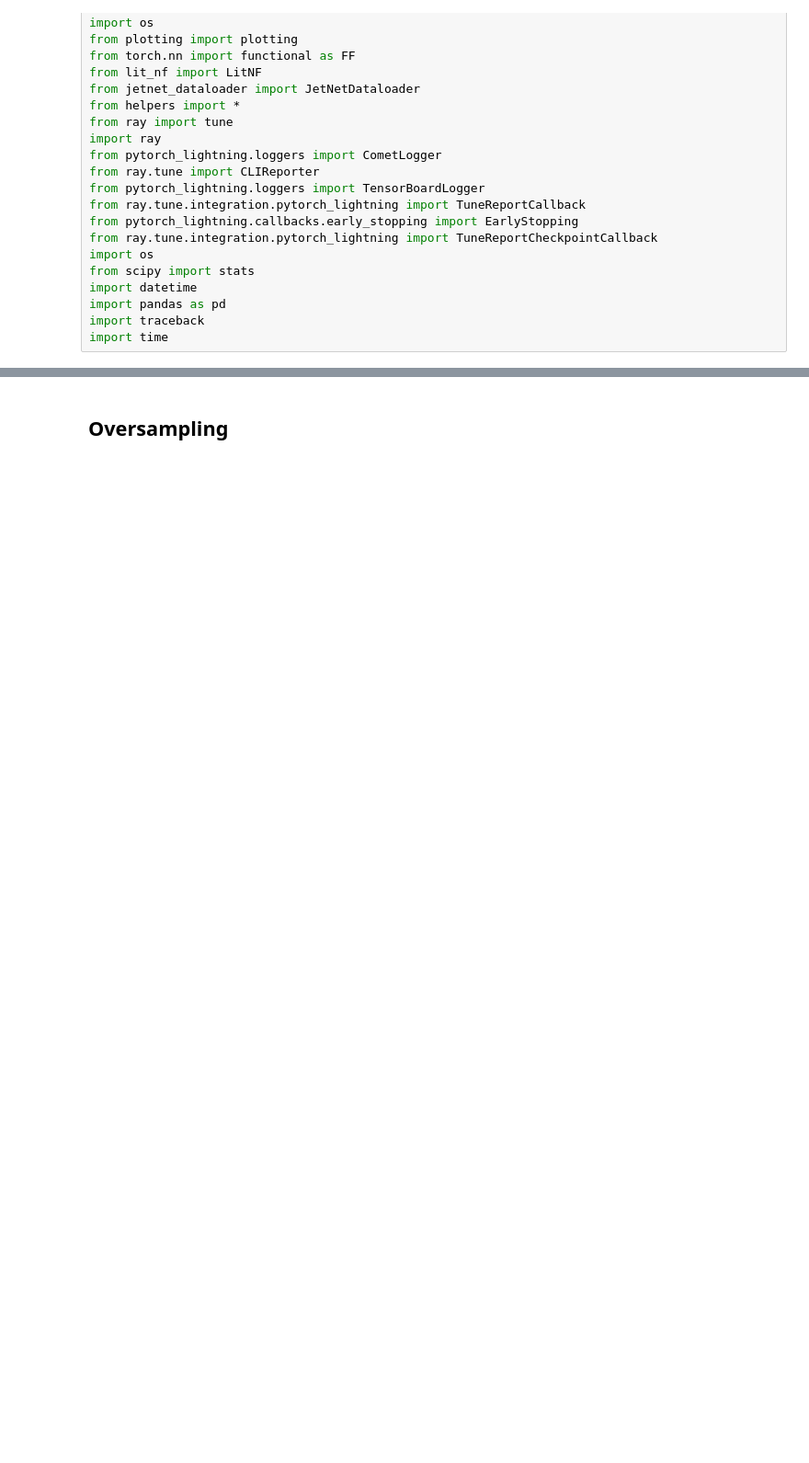
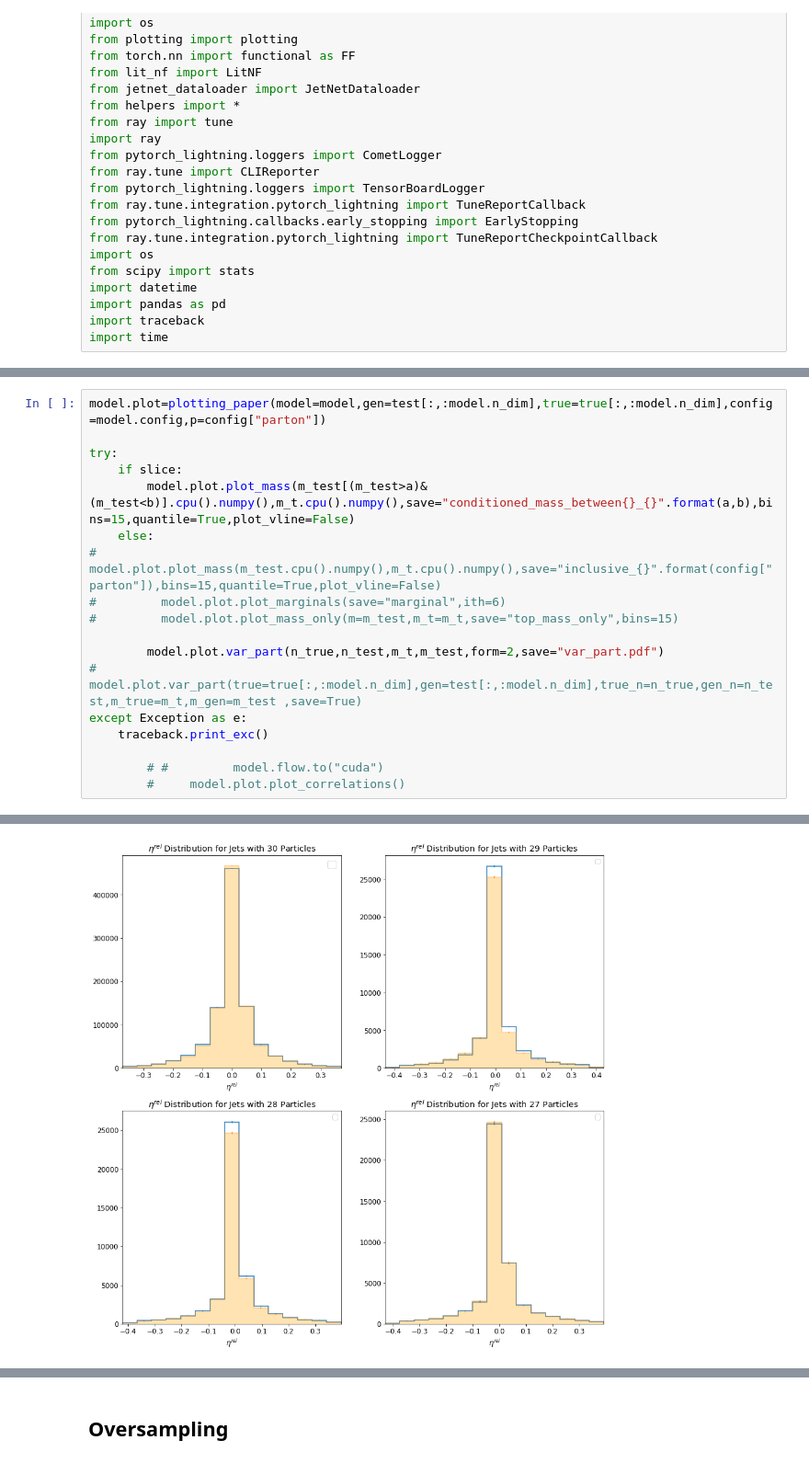
Before and after one commit to kaechb/LitJetNet, a Jupyter notebook: LitNF/IML.ipynb, the cells around one changed output, grey strips where cells are left out. Shown: that part at 92% size. Drawn from its saved outputs; the diff is of its cells as text; blank space fills up the shorter version.

```diff
--- a/LitNF/IML.ipynb
+++ b/LitNF/IML.ipynb
@@ -486,0 +546,19 @@ t2c True
+# %%
+model.plot=plotting_paper(model=model,gen=test[:,:model.n_dim],true=true[:,:model.n_dim],config=model.config,p=config["parton"])
+
+try:
+    if slice:
+        model.plot.plot_mass(m_test[(m_test>a)&(m_test<b)].cpu().numpy(),m_t.cpu().numpy(),save="conditioned_mass_between{}_{}".format(a,b),bins=15,quantile=True,plot_vline=False)
+    else:
+#         model.plot.plot_mass(m_test.cpu().numpy(),m_t.cpu().numpy(),save="inclusive_{}".format(config["parton"]),bins=15,quantile=True,plot_vline=False)
+#         model.plot.plot_marginals(save="marginal",ith=6)
+#         model.plot.plot_mass_only(m=m_test,m_t=m_t,save="top_mass_only",bins=15)
+
+        model.plot.var_part(n_true,n_test,m_t,m_test,form=2,save="var_part.pdf")
+#       model.plot.var_part(true=true[:,:model.n_dim],gen=test[:,:model.n_dim],true_n=n_true,gen_n=n_test,m_true=m_t,m_gen=m_test ,save=True)
+except Exception as e:
+    traceback.print_exc()
+
+        # #         model.flow.to("cuda")
+        #     model.plot.plot_correlations()
+# %% [output]
@@ -486,0 +570 @@ t2c True
+[figure, added]
```
Also changed, not shown: parts of 10 cells of this notebook, 2 other files.
